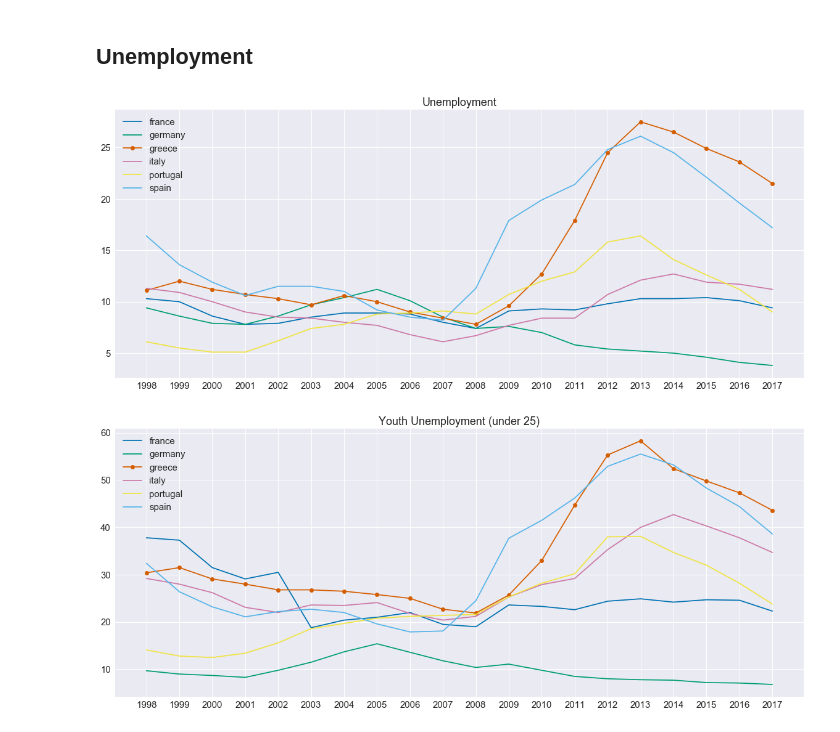
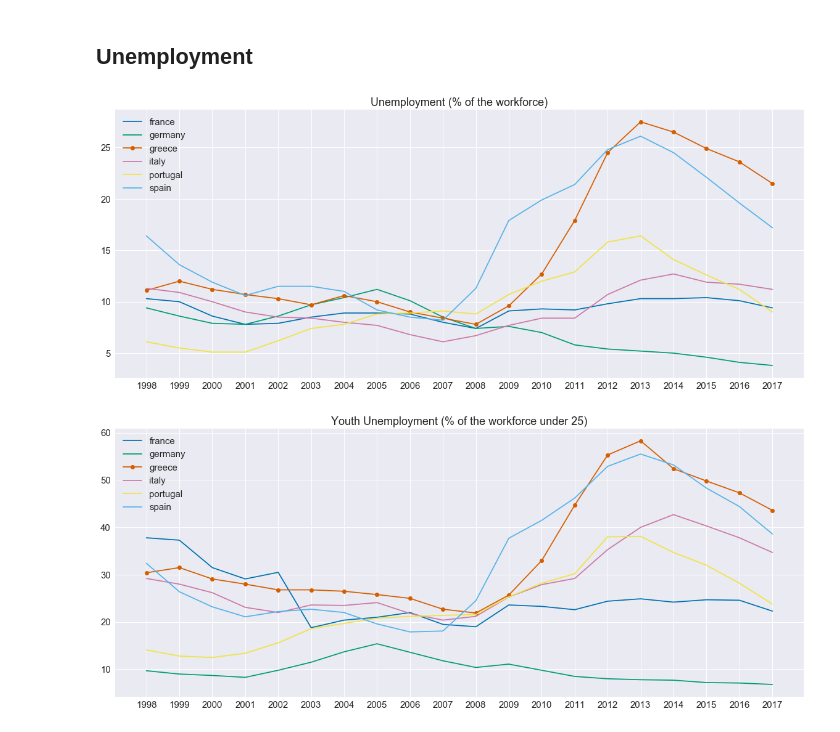
Before and after one commit to srom/ds, a Jupyter notebook: Greece.ipynb, the cells around one changed output. Cells and saved outputs as stored; diff of their text form; code cells hidden in the pictures.

```diff
--- a/Greece.ipynb
+++ b/Greece.ipynb
@@ -364,35 +364,35 @@ round(100 * 2 / 3, 2)
 # %% [markdown]
 ## Unemployment
 # %%
-def plot_unemployment(data, countries, title='Unemployment'):
+def plot_unemployment(data, countries, title='Unemployment (% of the workforce)'):
     f, ax = plt.subplots(1, figsize=(20, 8))
 
     ax.set_title(title)
 
     years = [str(y) for y in range(1998, 2018)]
 
     for country in countries:
         unemployment_series = data[
             data['country'] == country
         ].iloc[0][
             [c for c in data.columns if c in years]
         ]
 
         if country == 'greece':
             marker='o'
         else:
             marker = None
 
         ax.plot(years, unemployment_series, label=country, color=colors[country], marker=marker)
 
     ax.legend()
     ax.grid(True)
 
 
 plot_unemployment(unemployment, countries)
 # %% [output]
-[figure, old version]
+[figure, new version]
 # %%
-plot_unemployment(unemployment_youth, countries, title='Youth Unemployment (under 25)')
+plot_unemployment(unemployment_youth, countries, title='Youth Unemployment (% of the workforce under 25)')
 # %% [output]
-[figure, old version]
+[figure, new version]
```
